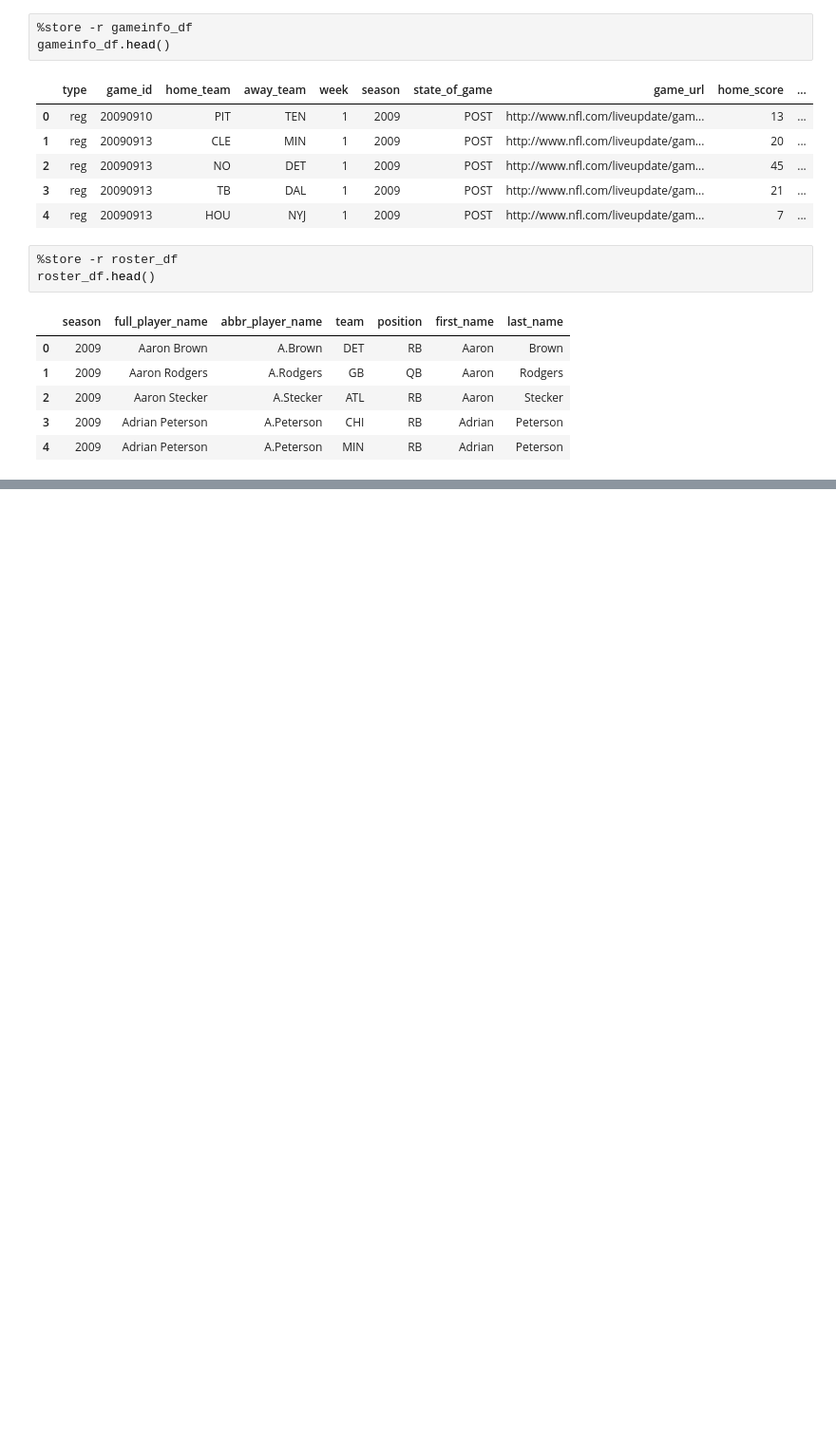
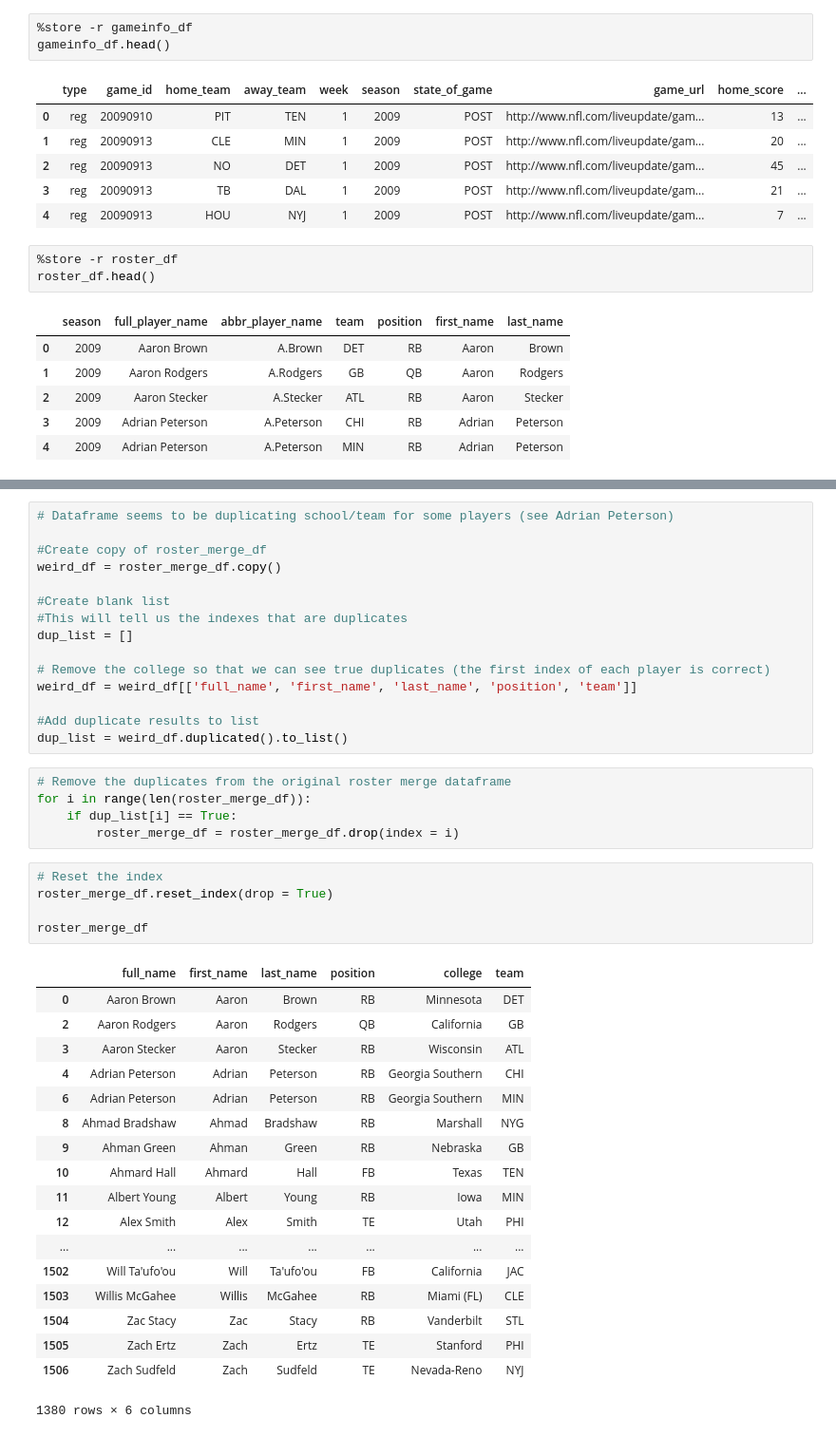
Before and after one commit to atomazos/etl_project, a Jupyter notebook: roster_college_merge.ipynb, the cells around one changed output, grey strips where cells are left out. Shown at 95% size. Cells and saved outputs as stored; diff of their text form; blank space fills up the shorter version.

```diff
--- a/roster_college_merge.ipynb
+++ b/roster_college_merge.ipynb
@@ -82,0 +90,44 @@ Stored 'roster_merge_df' (DataFrame)
+# %%
+# Dataframe seems to be duplicating school/team for some players (see Adrian Peterson)
+
+#Create copy of roster_merge_df
+weird_df = roster_merge_df.copy()
+
+#Create blank list
+#This will tell us the indexes that are duplicates
+dup_list = []
+
+# Remove the college so that we can see true duplicates (the first index of each player is correct)
+weird_df = weird_df[['full_name', 'first_name', 'last_name', 'position', 'team']]
+
+#Add duplicate results to list
+dup_list = weird_df.duplicated().to_list()
+# %%
+# Remove the duplicates from the original roster merge dataframe
+for i in range(len(roster_merge_df)):
+    if dup_list[i] == True:
+        roster_merge_df = roster_merge_df.drop(index = i)
+# %%
+# Reset the index
+roster_merge_df.reset_index(drop = True)
+
+roster_merge_df
+# %% [output]
+|  | full_name | first_name | last_name | position | college | team |
+| 0 | Aaron Brown | Aaron | Brown | RB | Minnesota | DET |
+| 2 | Aaron Rodgers | Aaron | Rodgers | QB | California | GB |
+| 3 | Aaron Stecker | Aaron | Stecker | RB | Wisconsin | ATL |
+| 4 | Adrian Peterson | Adrian | Peterson | RB | Georgia Southern | CHI |
+| 6 | Adrian Peterson | Adrian | Peterson | RB | Georgia Southern | MIN |
+| 8 | Ahmad Bradshaw | Ahmad | Bradshaw | RB | Marshall | NYG |
+| 9 | Ahman Green | Ahman | Green | RB | Nebraska | GB |
+| 10 | Ahmard Hall | Ahmard | Hall | FB | Texas | TEN |
+| 11 | Albert Young | Albert | Young | RB | Iowa | MIN |
+| 12 | Alex Smith | Alex | Smith | TE | Utah | PHI |
+| ... | ... | ... | ... | ... | ... | ... |
+| 1502 | Will Ta'ufo'ou | Will | Ta'ufo'ou | FB | California | JAC |
+| 1503 | Willis McGahee | Willis | McGahee | RB | Miami (FL) | CLE |
+| 1504 | Zac Stacy | Zac | Stacy | RB | Vanderbilt | STL |
+| 1505 | Zach Ertz | Zach | Ertz | TE | Stanford | PHI |
+| 1506 | Zach Sudfeld | Zach | Sudfeld | TE | Nevada-Reno | NYJ |
+1380 rows × 6 columns
```
Also changed, not shown: parts of 3 cells of this notebook, 1 other file.
